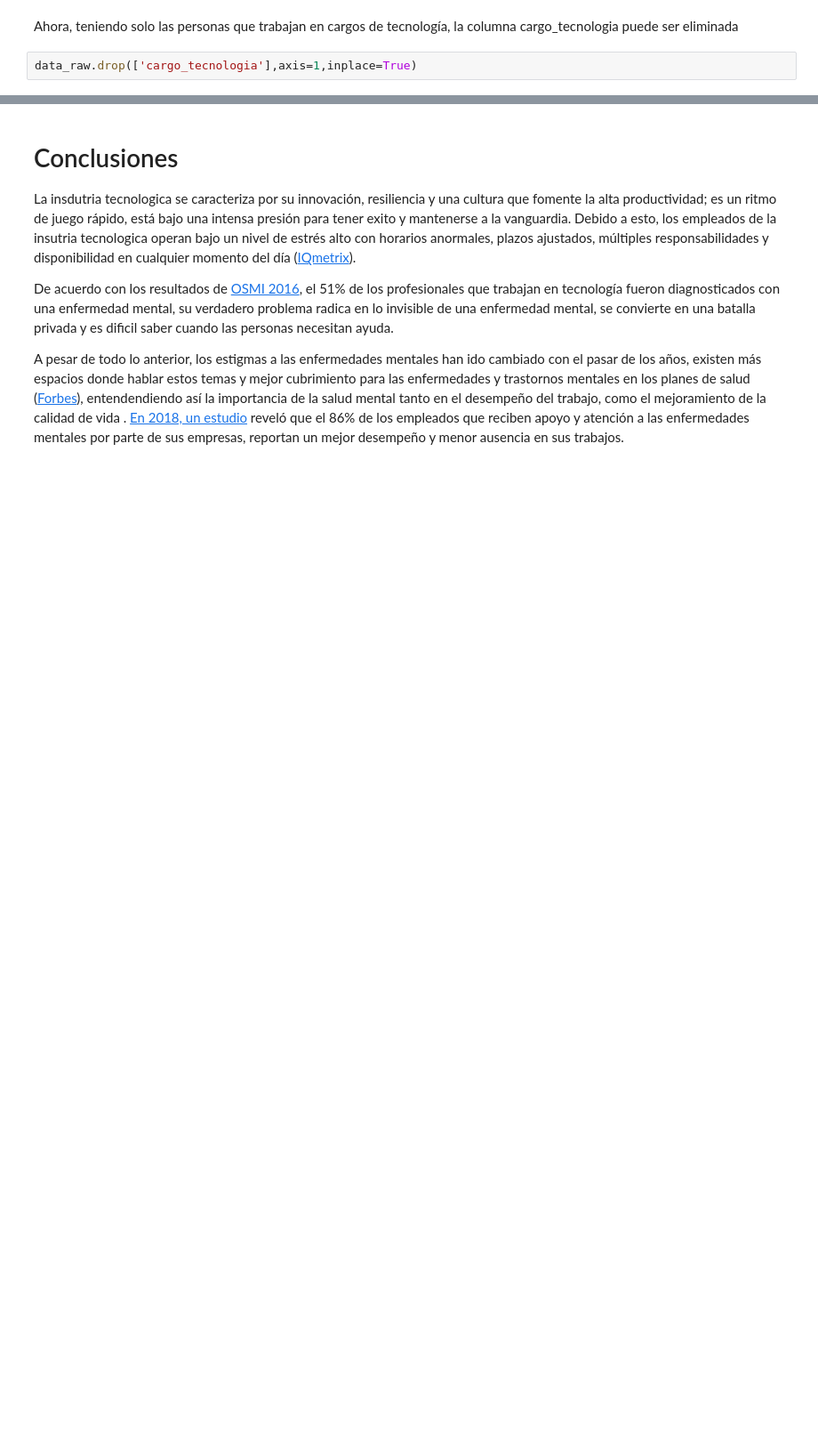
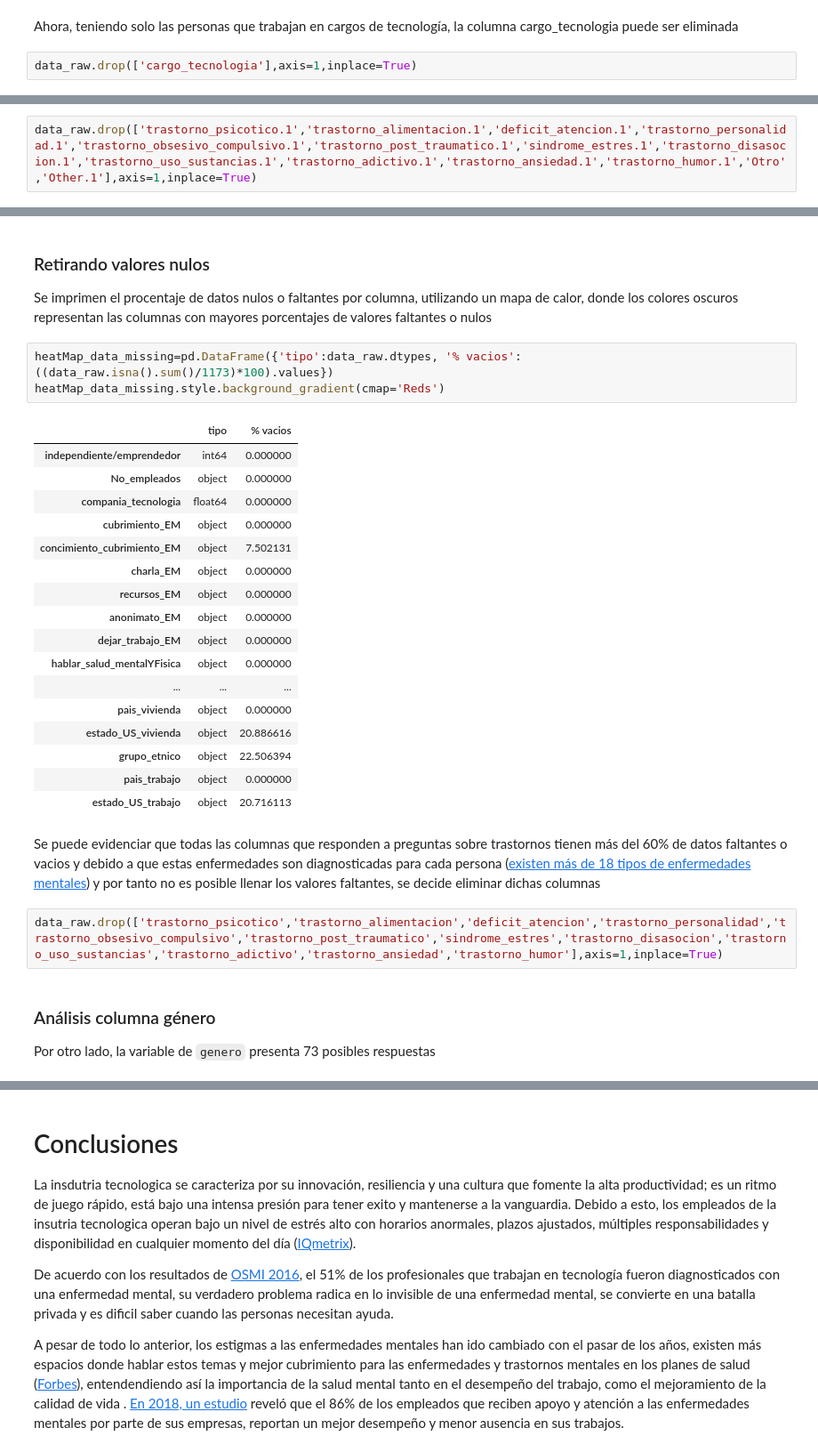
Before and after one commit to nathaliaortega/MentalHealtInTech, a Jupyter notebook: notebooks/1-mentalHealth.ipynb, the cells around one changed output, grey strips where cells are left out. Shown at 89% size. Drawn from its saved outputs; the diff is of its cells as text; blank space fills up the shorter version.

Commit message:
missing values first part

```diff
--- a/notebooks/1-mentalHealth.ipynb
+++ b/notebooks/1-mentalHealth.ipynb
@@ -245,0 +232,2 @@ data_raw.drop(['cargo_tecnologia'],axis=1,inplace=True)
+# %%
+data_raw.drop(['trastorno_psicotico.1','trastorno_alimentacion.1','deficit_atencion.1','trastorno_personalidad.1','trastorno_obsesivo_compulsivo.1','trastorno_post_traumatico.1','sindrome_estres.1','trastorno_disasocion.1','trastorno_uso_sustancias.1','trastorno_adictivo.1','trastorno_ansiedad.1','trastorno_humor.1','Otro','Other.1'],axis=1,inplace=True)
@@ -247,0 +286,31 @@ data_raw.drop(['cargo_tecnologia'],axis=1,inplace=True)
+# %% [markdown]
+### Retirando valores nulos
+Se imprimen el procentaje de datos nulos o faltantes por columna, utilizando un mapa de calor, donde los colores oscuros representan las columnas con mayores porcentajes de valores faltantes o nulos
+# %%
+heatMap_data_missing=pd.DataFrame({'tipo':data_raw.dtypes, '% vacios':((data_raw.isna().sum()/1173)*100).values})
+heatMap_data_missing.style.background_gradient(cmap='Reds')
+# %% [output]
+|  | tipo | % vacios |
+| independiente/emprendedor | int64 | 0.000000 |
+| No_empleados | object | 0.000000 |
+| compania_tecnologia | float64 | 0.000000 |
+| cubrimiento_EM | object | 0.000000 |
+| concimiento_cubrimiento_EM | object | 7.502131 |
+| charla_EM | object | 0.000000 |
+| recursos_EM | object | 0.000000 |
+| anonimato_EM | object | 0.000000 |
+| dejar_trabajo_EM | object | 0.000000 |
+| hablar_salud_mentalYFisica | object | 0.000000 |
+| ... | ... | ... |
+| pais_vivienda | object | 0.000000 |
+| estado_US_vivienda | object | 20.886616 |
+| grupo_etnico | object | 22.506394 |
+| pais_trabajo | object | 0.000000 |
+| estado_US_trabajo | object | 20.716113 |
+# %% [markdown]
+Se puede evidenciar que todas las columnas que responden a preguntas sobre trastornos tienen más del 60% de datos faltantes o vacios y debido a que estas enfermedades son diagnosticadas para cada persona ([existen más de 18 tipos de enfermedades mentales](https://psicologiaymente.com/clinica/tipos-de-enfermedades-mentales)) y por tanto no es posible llenar los valores faltantes, se decide eliminar dichas columnas
+# %%
+data_raw.drop(['trastorno_psicotico','trastorno_alimentacion','deficit_atencion','trastorno_personalidad','trastorno_obsesivo_compulsivo','trastorno_post_traumatico','sindrome_estres','trastorno_disasocion','trastorno_uso_sustancias','trastorno_adictivo','trastorno_ansiedad','trastorno_humor'],axis=1,inplace=True)
+# %% [markdown]
+### Análisis columna género
+Por otro lado, la variable de `genero` presenta 73 posibles respuestas
```
Also changed, not shown: parts of 26 cells of this notebook.
